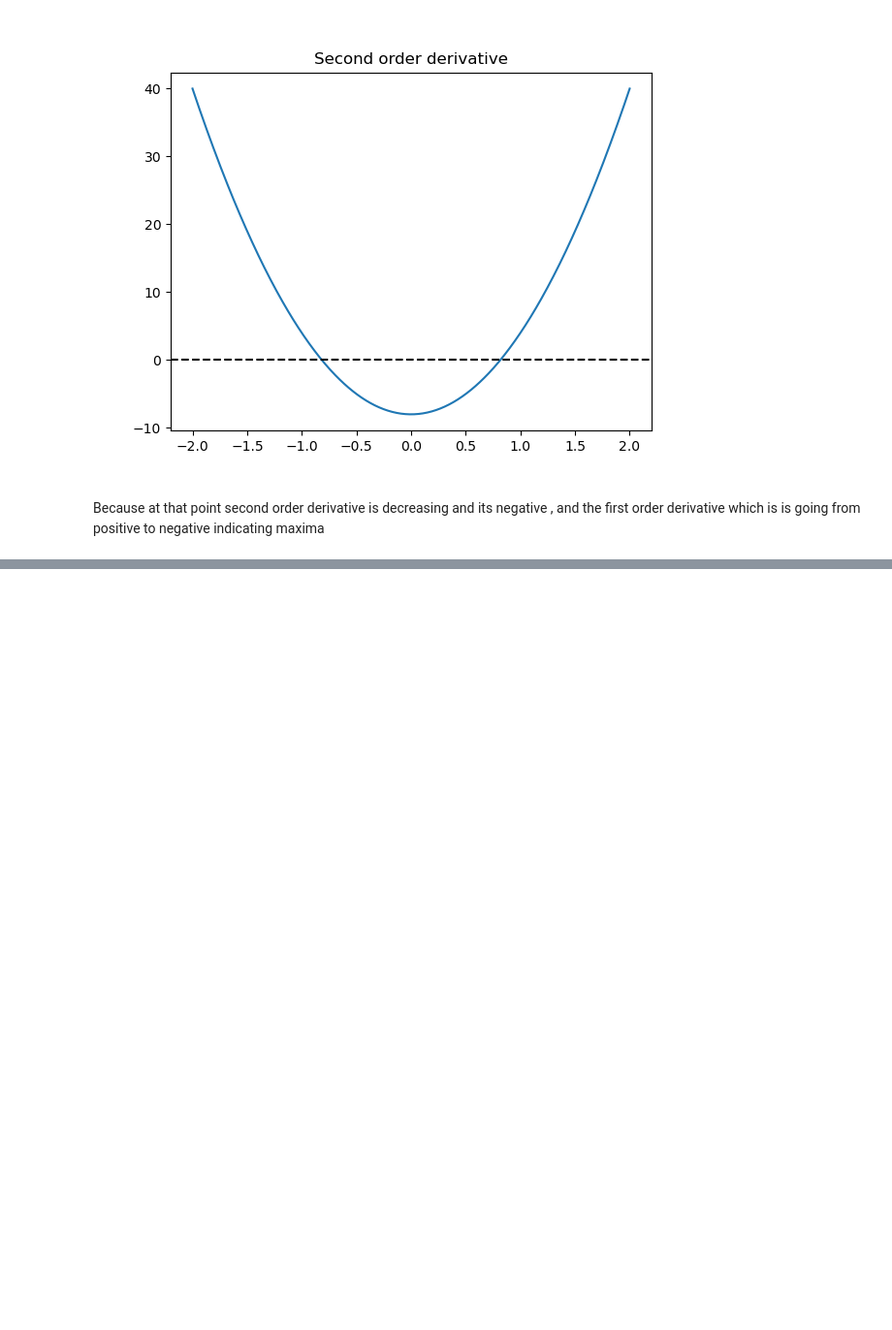
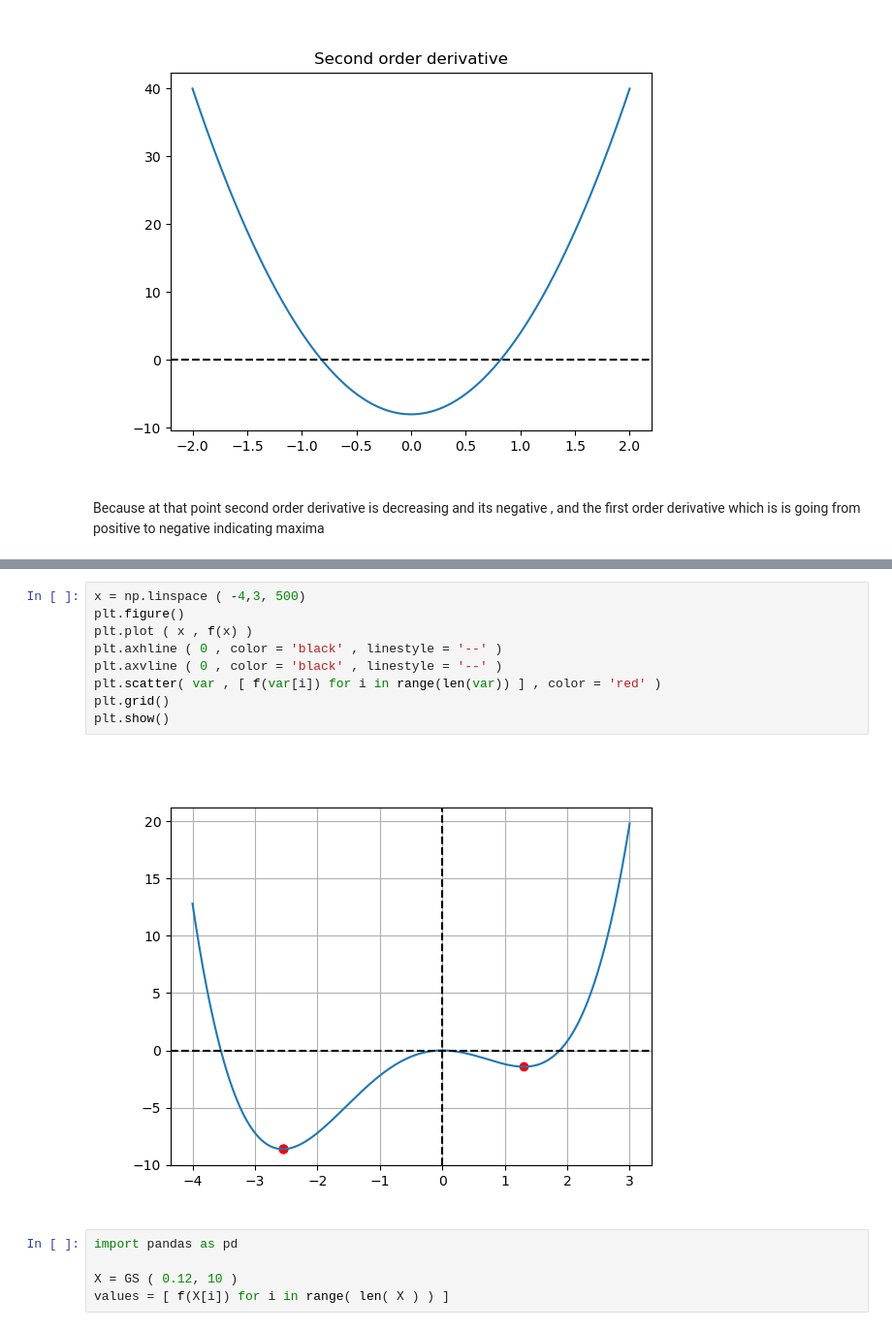
Before and after one commit to qamarr6092/math-with-python, a Jupyter notebook: Calculus/calculus.ipynb, the cells around one changed output, grey strips where cells are left out. Shown at 97% size. Cells and saved outputs as stored; diff of their text form; blank space fills up the shorter version.

```diff
--- a/Calculus/calculus.ipynb
+++ b/Calculus/calculus.ipynb
@@ -354,0 +397,16 @@ Because at that point second order derivative is decreasing and its negative , a
+# %%
+x = np.linspace ( -4,3, 500)
+plt.figure()
+plt.plot ( x , f(x) )
+plt.axhline ( 0 , color = 'black' , linestyle = '--' )
+plt.axvline ( 0 , color = 'black' , linestyle = '--' )
+plt.scatter( var , [ f(var[i]) for i in range(len(var)) ] , color = 'red' )
+plt.grid()
+plt.show()
+# %% [output]
+[figure, added]
+# %%
+import pandas as pd
+
+X = GS ( 0.12, 10 )
+values = [ f(X[i]) for i in range( len( X ) ) ]
```
Also changed, not shown: parts of 23 cells of this notebook.
